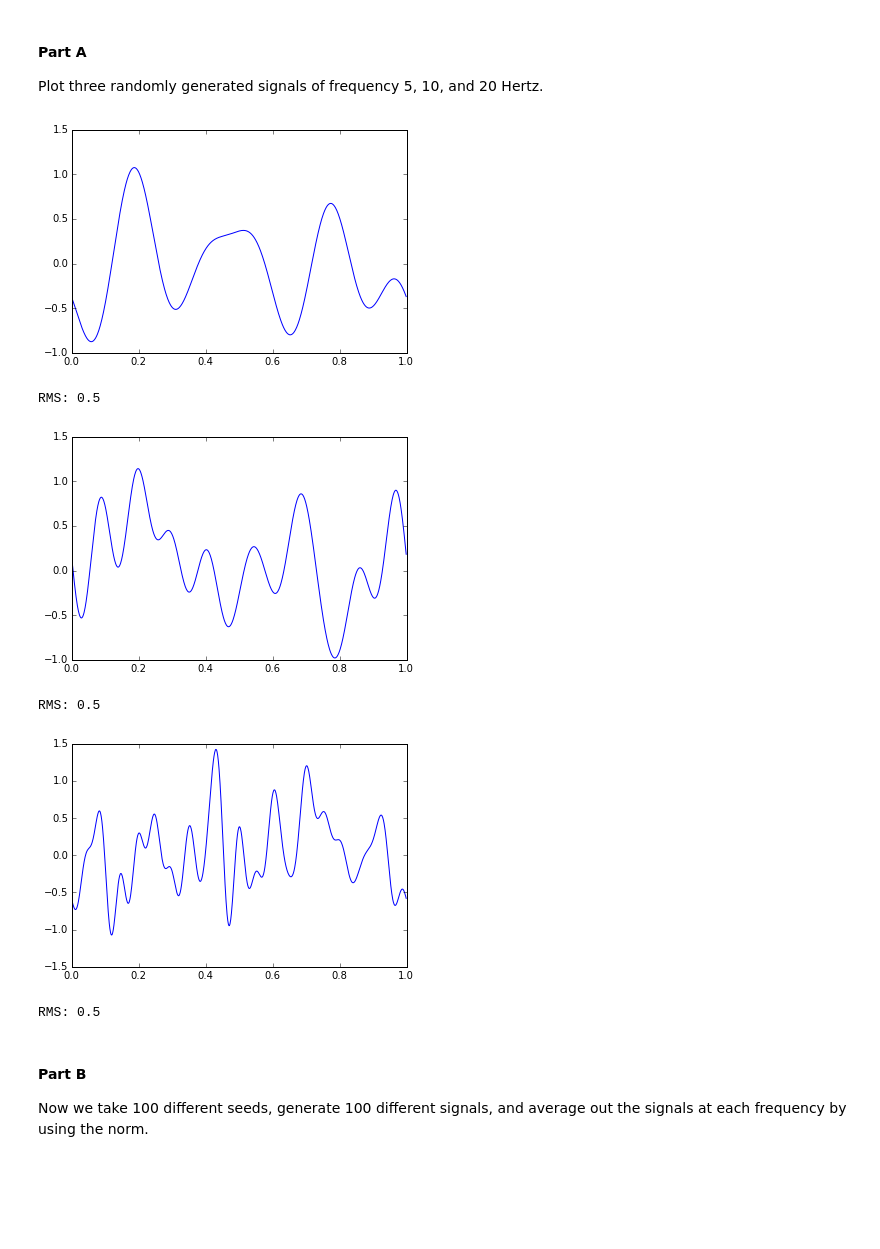
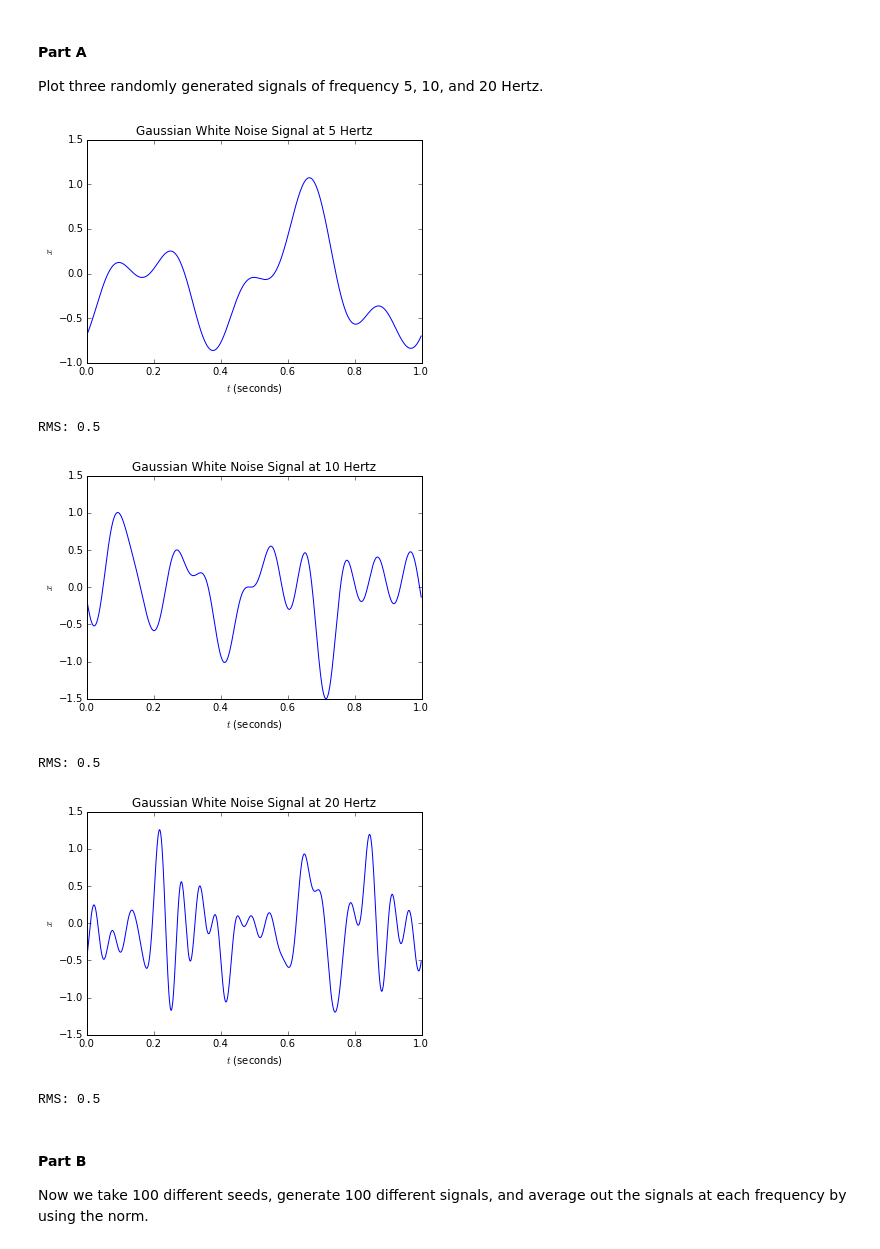
Before and after one commit to Kanaderu/neural-eng, a Jupyter notebook: assignments/assignment-2/assignment-2.ipynb, the cells around one changed output. Cells and saved outputs as stored; diff of their text form; code cells hidden in the pictures; blank space fills up the shorter version.

```diff
--- a/assignments/assignment-2/assignment-2.ipynb
+++ b/assignments/assignment-2/assignment-2.ipynb
@@ -78,21 +78,24 @@ Plot three randomly generated signals of frequency 5, 10, and 20 Hertz.
 # %%
 # time ranges and params
 T, dt, rms = 1, 0.001, 0.5
 t = np.arange(0,T,dt)
 
 # generate 3 time plots
 limits = [5,10,20]
 for limit in limits:
     x, X = generate_signal(T=T,dt=dt,rms=rms,limit=limit)
     plt.plot(t,x)
+    plt.title('Gaussian White Noise Signal at %d Hertz' % limit)
+    plt.xlabel('$t$ (seconds)')
+    plt.ylabel('$x$')
     plt.show()
     print('RMS:',calc_rms(x))
 # %% [output]
-[figure, old version]
+[figure, new version]
 RMS: 0.5
-[figure, old version]
+[figure, new version]
 RMS: 0.5
-[figure, old version]
+[figure, new version]
 RMS: 0.5
 # %% [markdown]
 #### Part B
```
Also changed, not shown: parts of 6 cells of this notebook, 3 other files.
